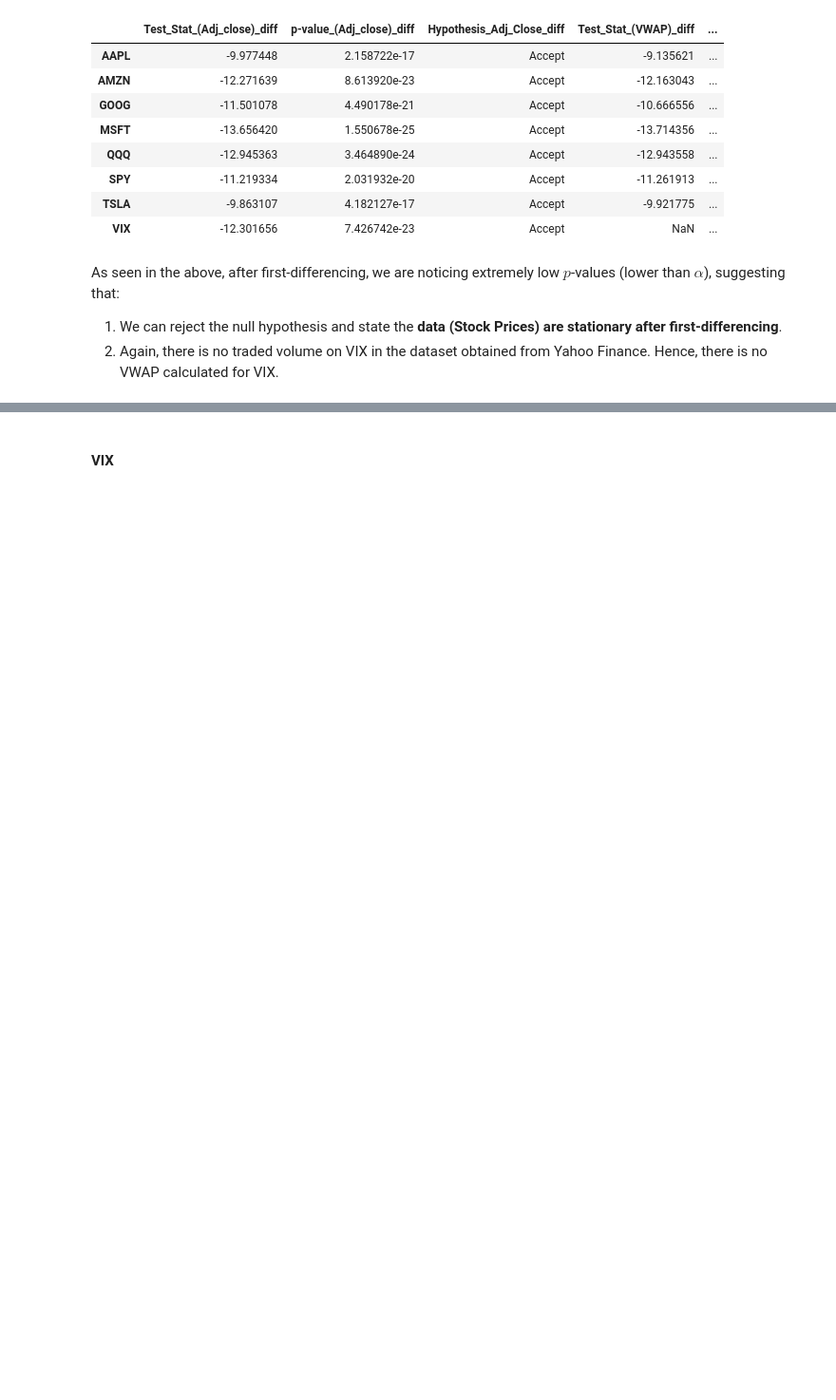
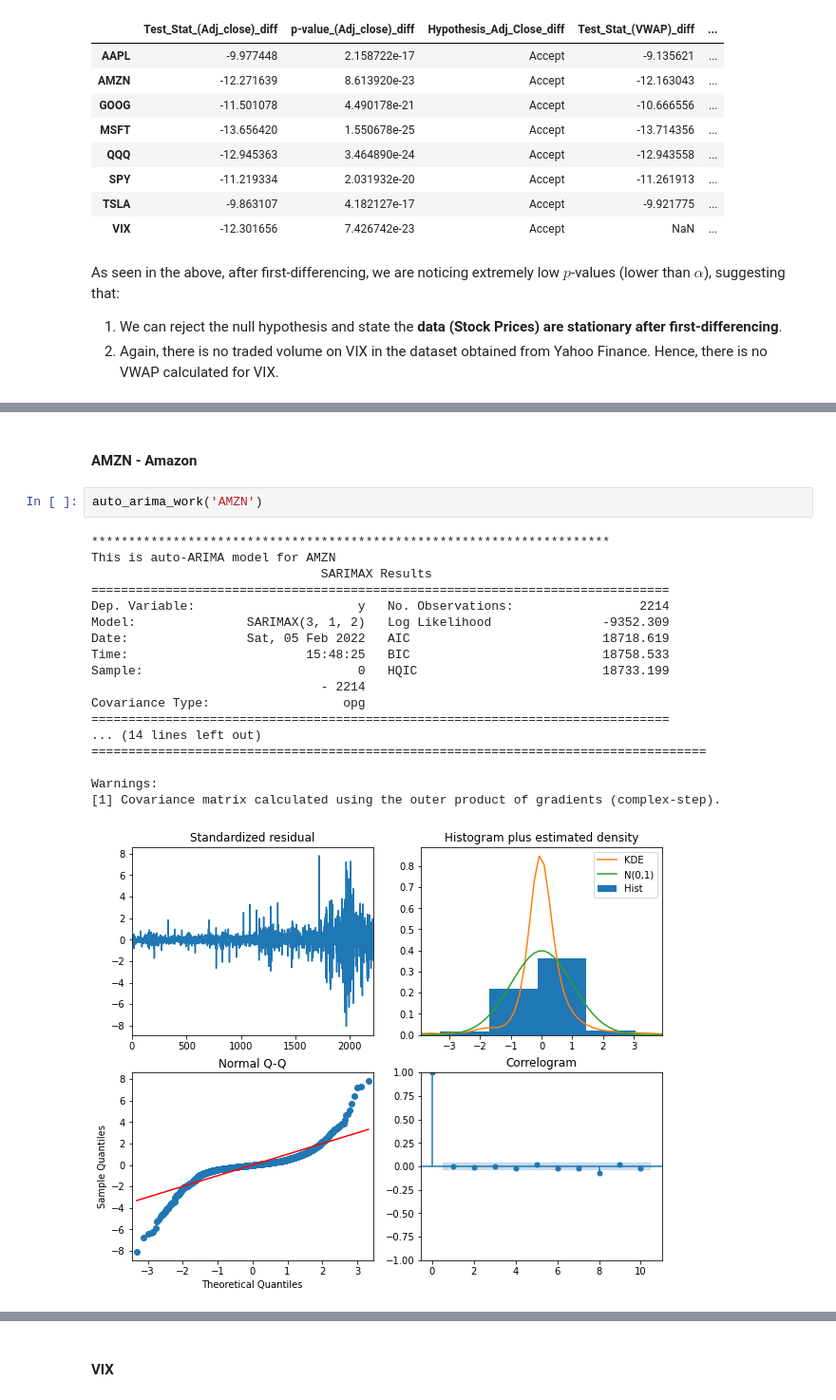
Before and after one commit to mh0805/Equity-price-prediction-and-forecast-with-Time-series-analysis-and-Machine-Learning, a Jupyter notebook: 3. Data Pre-processing & Modeling.ipynb, the cells around one changed output, grey strips where cells are left out. Shown at 95% size. Drawn from its saved outputs; the diff is of its cells as text; blank space fills up the shorter version.

```diff
--- a/3. Data Pre-processing & Modeling.ipynb
+++ b/3. Data Pre-processing & Modeling.ipynb
@@ -763,0 +767,23 @@ Warnings:
+# %% [markdown]
+#### AMZN - Amazon
+# %%
+auto_arima_work('AMZN')
+# %% [output]
+**********************************************************************
+This is auto-ARIMA model for AMZN
+                               SARIMAX Results
+==============================================================================
+Dep. Variable:                      y   No. Observations:                 2214
+Model:               SARIMAX(3, 1, 2)   Log Likelihood               -9352.309
+Date:                Sat, 05 Feb 2022   AIC                          18718.619
+Time:                        15:48:25   BIC                          18758.533
+Sample:                             0   HQIC                         18733.199
+                               - 2214
+Covariance Type:                  opg
+==============================================================================
+... (14 lines left out)
+===================================================================================
+
+Warnings:
+[1] Covariance matrix calculated using the outer product of gradients (complex-step).
+[figure, added]
```
Also changed, not shown: parts of 122 cells of this notebook, 57 other files.
